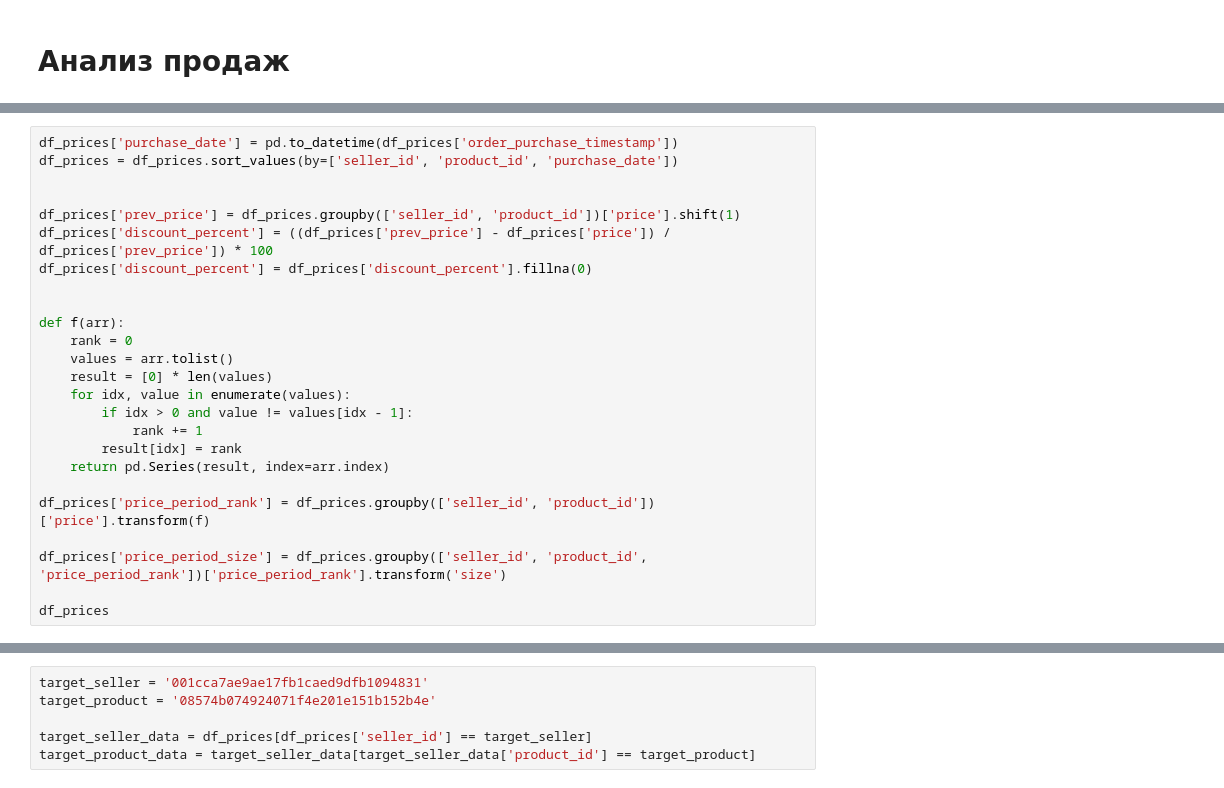
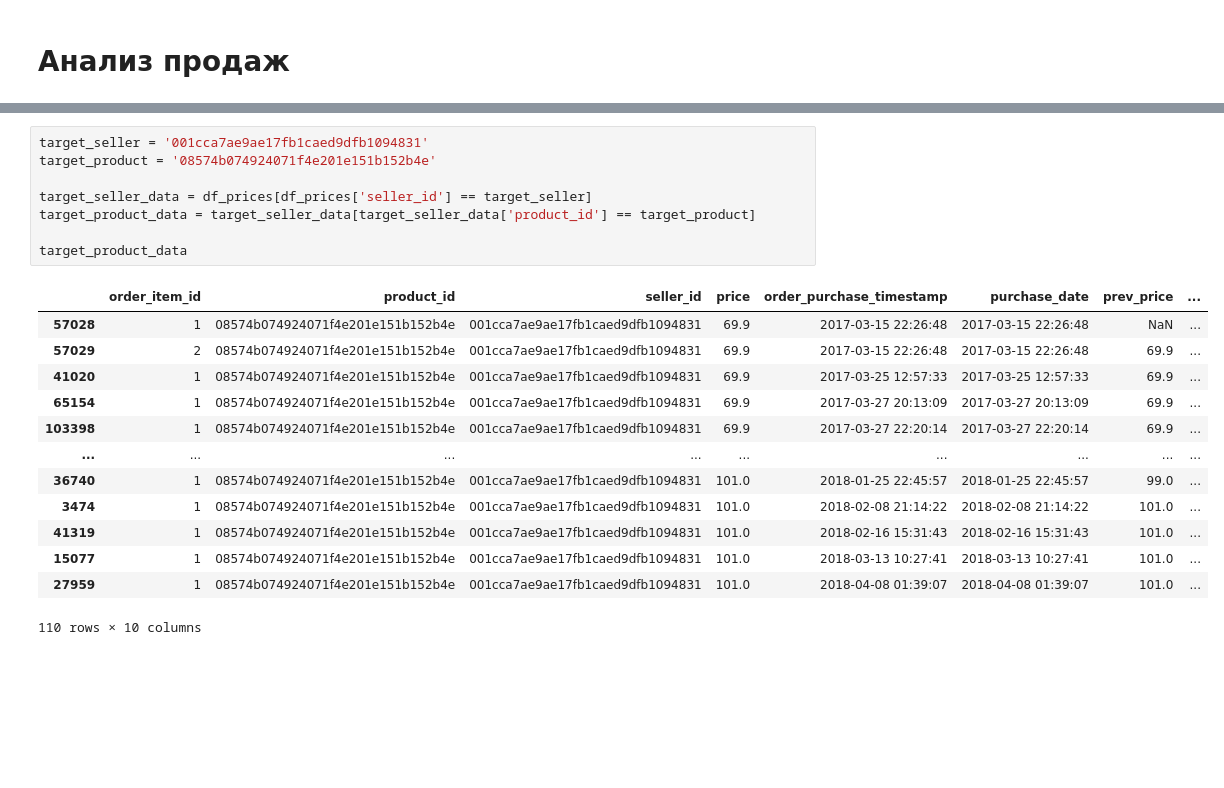
Before and after one commit to aliakseizvertouski/olist, a Jupyter notebook: olist_fin.ipynb, the cells around one changed output, grey strips where cells are left out. Cells and saved outputs as stored; diff of their text form; blank space fills up the shorter version.

```diff
--- a/olist_fin.ipynb
+++ b/olist_fin.ipynb
@@ -108,25 +105,0 @@ Warning: total number of rows (112650) exceeds max_rows (20000). Limiting to fir
-# %%
-df_prices['purchase_date'] = pd.to_datetime(df_prices['order_purchase_timestamp'])
-df_prices = df_prices.sort_values(by=['seller_id', 'product_id', 'purchase_date'])
-
-
-df_prices['prev_price'] = df_prices.groupby(['seller_id', 'product_id'])['price'].shift(1)
-df_prices['discount_percent'] = ((df_prices['prev_price'] - df_prices['price']) / df_prices['prev_price']) * 100
-df_prices['discount_percent'] = df_prices['discount_percent'].fillna(0)
-
-
-def f(arr):
-    rank = 0
-    values = arr.tolist()
-    result = [0] * len(values)
-    for idx, value in enumerate(values):
-        if idx > 0 and value != values[idx - 1]:
-            rank += 1
-        result[idx] = rank
-    return pd.Series(result, index=arr.index)
-
-df_prices['price_period_rank'] = df_prices.groupby(['seller_id', 'product_id'])['price'].transform(f)
-
-df_prices['price_period_size'] = df_prices.groupby(['seller_id', 'product_id', 'price_period_rank'])['price_period_rank'].transform('size')
-
-df_prices
@@ -148,6 +106,22 @@ Warning: total number of rows (112650) exceeds max_rows (20000). Limiting to fir
 # %%
 target_seller = '001cca7ae9ae17fb1caed9dfb1094831'
 target_product = '08574b074924071f4e201e151b152b4e'
 
 target_seller_data = df_prices[df_prices['seller_id'] == target_seller]
 target_product_data = target_seller_data[target_seller_data['product_id'] == target_product]
+
+target_product_data
+# %% [output]
+|  | order_item_id | product_id | seller_id | price | order_purchase_timestamp | purchase_date | prev_price | ... |
+| 57028 | 1 | 08574b074924071f4e201e151b152b4e | 001cca7ae9ae17fb1caed9dfb1094831 | 69.9 | 2017-03-15 22:26:48 | 2017-03-15 22:26:48 | NaN | ... |
+| 57029 | 2 | 08574b074924071f4e201e151b152b4e | 001cca7ae9ae17fb1caed9dfb1094831 | 69.9 | 2017-03-15 22:26:48 | 2017-03-15 22:26:48 | 69.9 | ... |
+| 41020 | 1 | 08574b074924071f4e201e151b152b4e | 001cca7ae9ae17fb1caed9dfb1094831 | 69.9 | 2017-03-25 12:57:33 | 2017-03-25 12:57:33 | 69.9 | ... |
+| 65154 | 1 | 08574b074924071f4e201e151b152b4e | 001cca7ae9ae17fb1caed9dfb1094831 | 69.9 | 2017-03-27 20:13:09 | 2017-03-27 20:13:09 | 69.9 | ... |
+| 103398 | 1 | 08574b074924071f4e201e151b152b4e | 001cca7ae9ae17fb1caed9dfb1094831 | 69.9 | 2017-03-27 22:20:14 | 2017-03-27 22:20:14 | 69.9 | ... |
+| ... | ... | ... | ... | ... | ... | ... | ... | ... |
+| 36740 | 1 | 08574b074924071f4e201e151b152b4e | 001cca7ae9ae17fb1caed9dfb1094831 | 101.0 | 2018-01-25 22:45:57 | 2018-01-25 22:45:57 | 99.0 | ... |
+| 3474 | 1 | 08574b074924071f4e201e151b152b4e | 001cca7ae9ae17fb1caed9dfb1094831 | 101.0 | 2018-02-08 21:14:22 | 2018-02-08 21:14:22 | 101.0 | ... |
+| 41319 | 1 | 08574b074924071f4e201e151b152b4e | 001cca7ae9ae17fb1caed9dfb1094831 | 101.0 | 2018-02-16 15:31:43 | 2018-02-16 15:31:43 | 101.0 | ... |
+| 15077 | 1 | 08574b074924071f4e201e151b152b4e | 001cca7ae9ae17fb1caed9dfb1094831 | 101.0 | 2018-03-13 10:27:41 | 2018-03-13 10:27:41 | 101.0 | ... |
+| 27959 | 1 | 08574b074924071f4e201e151b152b4e | 001cca7ae9ae17fb1caed9dfb1094831 | 101.0 | 2018-04-08 01:39:07 | 2018-04-08 01:39:07 | 101.0 | ... |
+110 rows × 10 columns
```
Also changed, not shown: parts of 3 cells of this notebook.
